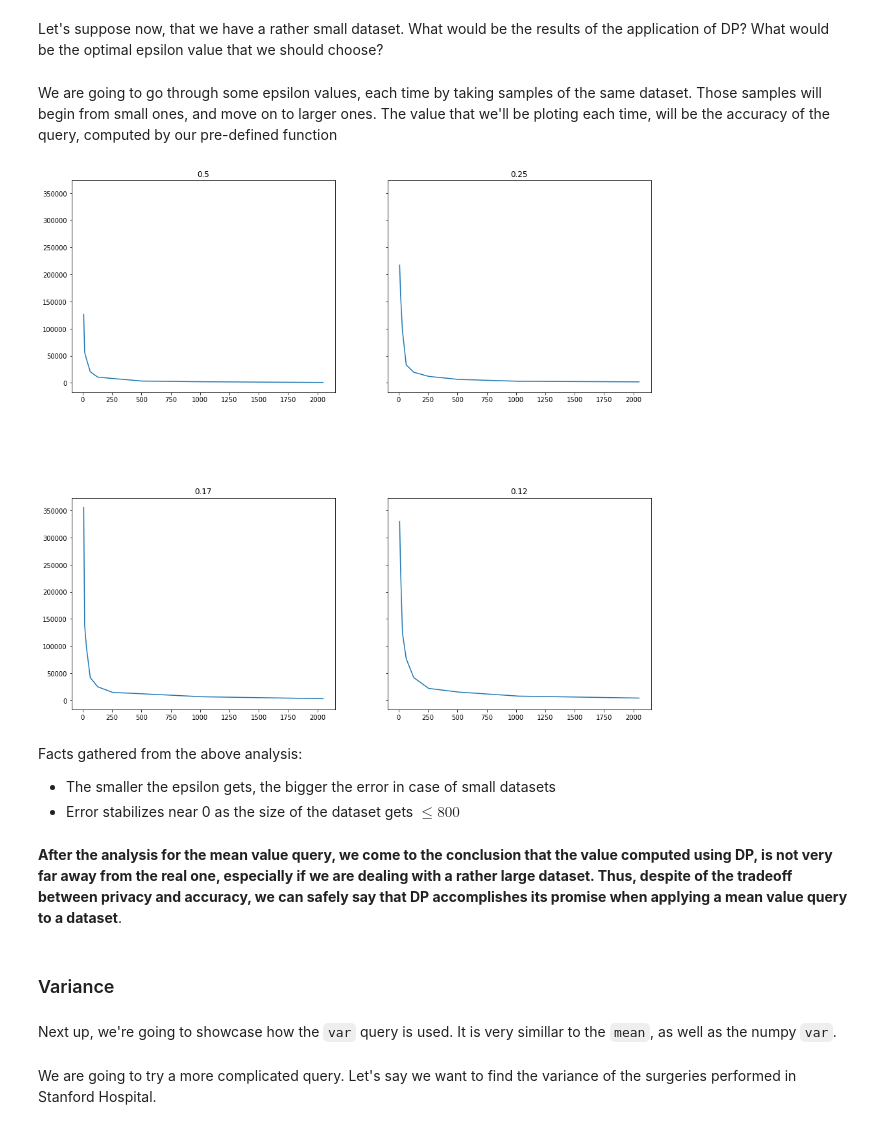
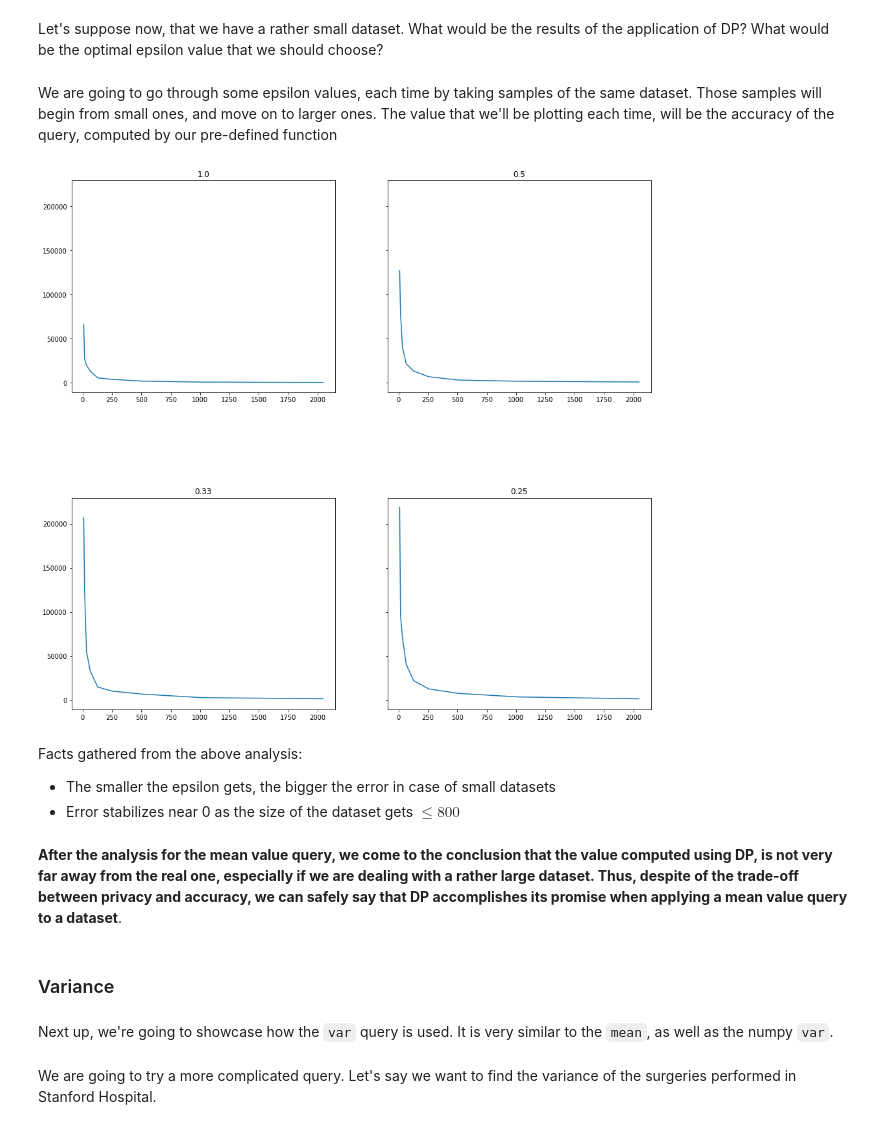
Before and after one commit to nikosgalanis/local-dp-protocols, a Jupyter notebook: ibm_lib_work/basic_queries.ipynb, the cells around one changed output. Saved outputs shown, nothing was run; the diff lists cells and outputs as text; code cells hidden in the pictures.

```diff
--- a/ibm_lib_work/basic_queries.ipynb
+++ b/ibm_lib_work/basic_queries.ipynb
@@ -128,46 +128,46 @@ As we can see, the 2 values are extremely close, mostly due to the big size of t
 # %% [markdown]
 Let's suppose now, that we have a rather small dataset. What would be the results of the application of DP? What would be the optimal epsilon value that we should choose?
 # %% [markdown]
-We are going to go through some epsilon values, each time by taking samples of the same dataset. Those samples will begin from small ones, and move on to larger ones. The value that we'll be ploting each time, will be the accuracy of the query, computed by our pre-defined function
+We are going to go through some epsilon values, each time by taking samples of the same dataset. Those samples will begin from small ones, and move on to larger ones. The value that we'll be plotting each time, will be the accuracy of the query, computed by our pre-defined function
 # %%
 # plot initialization
 fig, axs = plt.subplots(2, 2, sharey = True, figsize = (16,15))
 fig.subplots_adjust(hspace = 0.5)
 
 # epsilon values that we are going to examine
-eps = [i/10 + 0.1 for i in range (1,100)]
+eps = [1 / i for i in range (1,5)]
 # list of the sample sizes that we are going to take
 sample_size = [2 ** i for i in range (3,12)]
 
 # loop through the epsilon values
 for e in range(0,4):
     # set-up for the graphical representation
     ax = axs.flat[e]
     ax.set_title(round(eps[e],2))
     # list of the error rate that will occur
     error = []
     # loop through the samples list
     for i in sample_size:
         sample_df = df.sample(i)
         # calculate the accuracy produced by those measurements
         res = accuracy_error(np.mean, dp.tools.mean, total_payment_range, sample_df['Average Total Payments'].tolist(), epsilon = eps[e])
         error.append(res)
     # each time plot the varience of the absolute error, as we are enlargening the dataset
     ax.plot(sample_size, error)
 
 plt.show()
 # %% [output]
-[figure, old version]
+[figure, new version]
 # %% [markdown]
 Facts gathered from the above analysis:
  - The smaller the epsilon gets, the bigger the error in case of small datasets
  - Error stabilizes near 0 as the size of the dataset gets $\leq 800 $
 # %% [markdown]
-__After the analysis for the mean value query, we come to the conclusion that the value computed using DP, is not very far away from the real one, especially if we are dealing with a rather large dataset. Thus, despite of the tradeoff between privacy and accuracy, we can safely say that DP accomplishes its promise when applying a mean value query to a dataset__.
+__After the analysis for the mean value query, we come to the conclusion that the value computed using DP, is not very far away from the real one, especially if we are dealing with a rather large dataset. Thus, despite of the trade-off between privacy and accuracy, we can safely say that DP accomplishes its promise when applying a mean value query to a dataset__.
 # %% [markdown]
 ### Variance
 # %% [markdown]
-Next up, we're going to showcase how the `var` query is used. It is very simillar to the `mean`, as well as the numpy `var`.
+Next up, we're going to showcase how the `var` query is used. It is very similar to the `mean`, as well as the numpy `var`.
 # %% [markdown]
 We are going to try a more complicated query. Let's say we want to find the variance of the surgeries performed in Stanford Hospital.
 # %%
```
Also changed, not shown: parts of 18 cells of this notebook.
